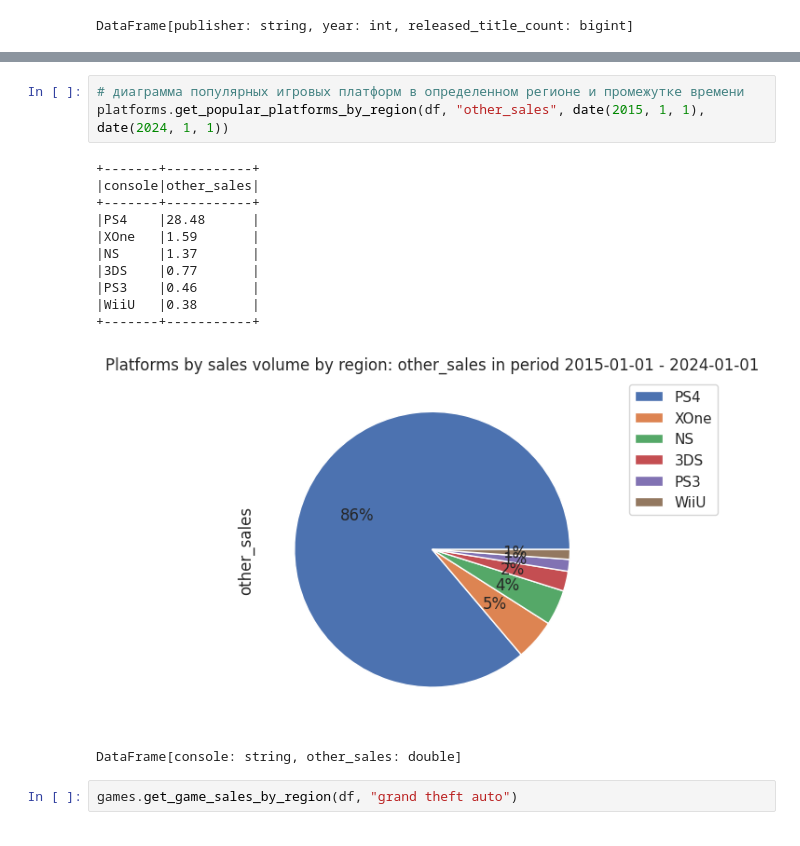
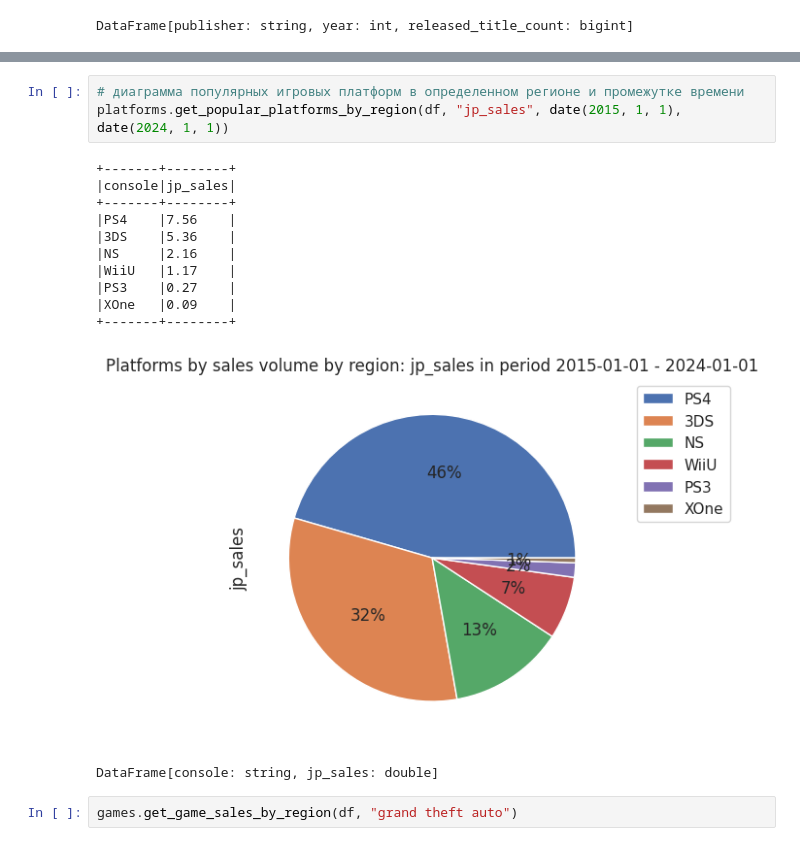
Before and after one commit to Pr0gger1/game-sales-analyzer, a Jupyter notebook: app.ipynb, the cells around one changed output, grey strips where cells are left out. Drawn from its saved outputs; the diff is of its cells as text.

```diff
--- a/app.ipynb
+++ b/app.ipynb
@@ -133,19 +134,19 @@ Correlation between critic_score and total_sales: 0.3696868028666367
 # %%
 # диаграмма популярных игровых платформ в определенном регионе и промежутке времени
-platforms.get_popular_platforms_by_region(df, "other_sales", date(2015, 1, 1), date(2024, 1, 1))
+platforms.get_popular_platforms_by_region(df, "jp_sales", date(2015, 1, 1), date(2024, 1, 1))
 # %% [output]
-+-------+-----------+
-|console|other_sales|
-+-------+-----------+
-|PS4    |28.48      |
-|XOne   |1.59       |
-|NS     |1.37       |
-|3DS    |0.77       |
-|PS3    |0.46       |
-|WiiU   |0.38       |
-+-------+-----------+
++-------+--------+
+|console|jp_sales|
++-------+--------+
+|PS4    |7.56    |
+|3DS    |5.36    |
+|NS     |2.16    |
+|WiiU   |1.17    |
+|PS3    |0.27    |
+|XOne   |0.09    |
++-------+--------+
-[figure, old version]
+[figure, new version]
-DataFrame[console: string, other_sales: double]
+DataFrame[console: string, jp_sales: double]
 # %%
 games.get_game_sales_by_region(df, "grand theft auto")
 # %% [output]
```
Also changed, not shown: parts of 8 cells of this notebook, 4 other files.
